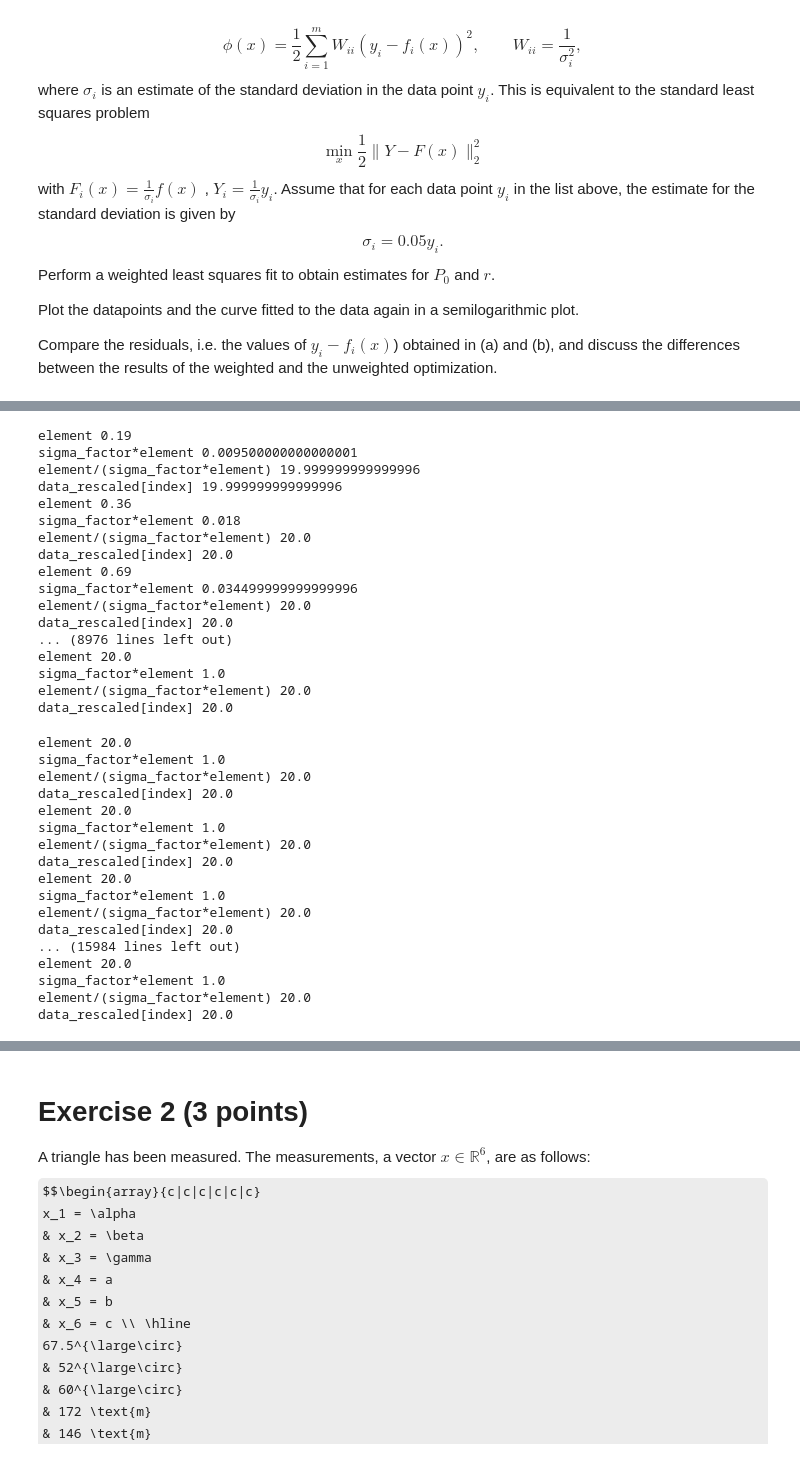
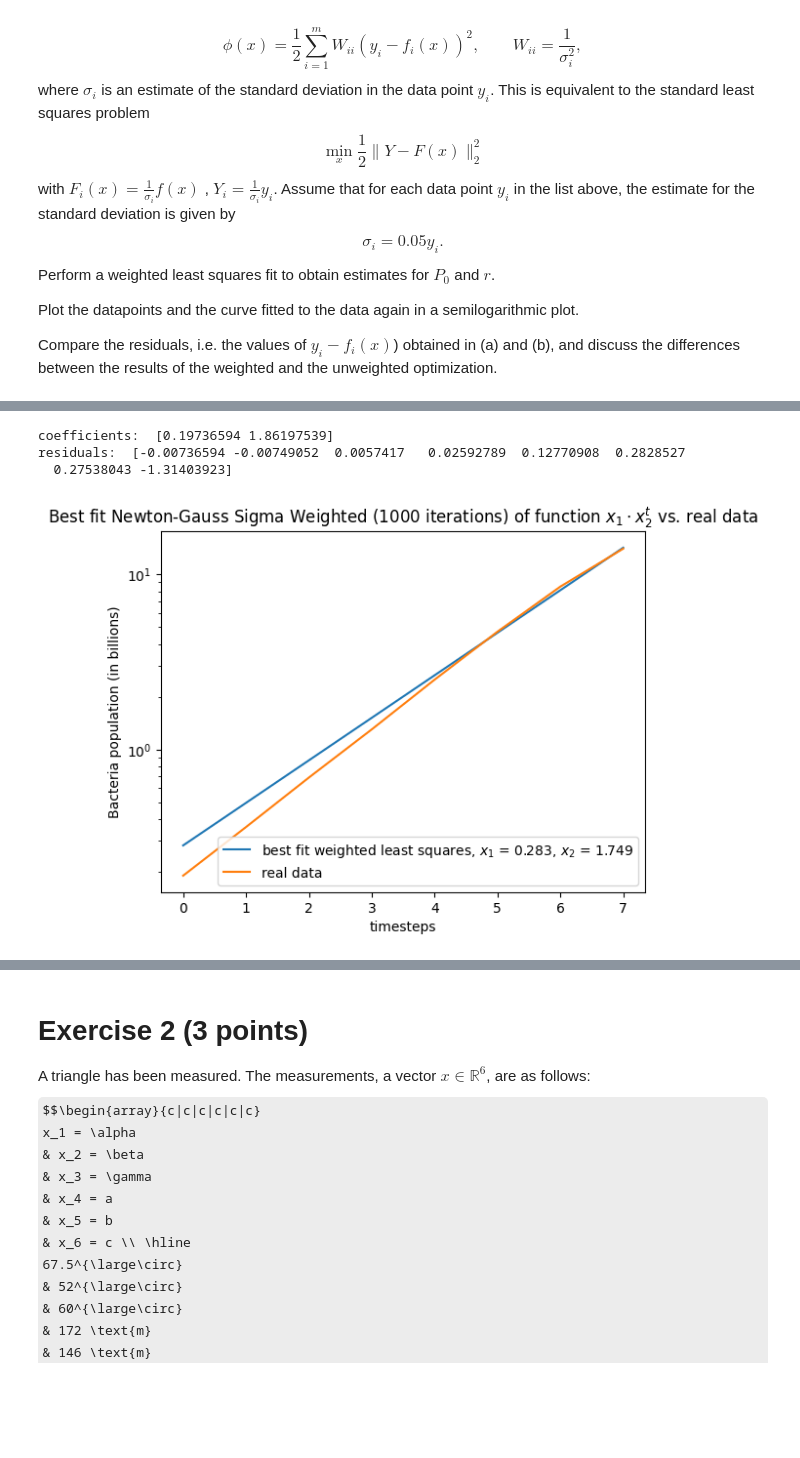
Before and after one commit to NitaiNijholt/NumericalAlgos, a Jupyter notebook: hw5_2023.ipynb, the cells around one changed output, grey strips where cells are left out. Saved outputs shown, nothing was run; the diff lists cells and outputs as text; code cells hidden in the pictures; some formulas as TeX source; blank space fills up the shorter version.

```diff
--- a/hw5_2023.ipynb
+++ b/hw5_2023.ipynb
@@ -233,45 +222,25 @@ def GaussNewtonSigmaScaled(x0:tuple,  K:int, data_to_fit, sigma_factor) -> tuple
 
 # parameters
 x0 = [0.19, 1.89]
-K = 1000
-data = np.array( [0.19, 0.36, 0.69, 1.3, 2.5, 4.7, 8.5, 14])
+K = 100
+data = np.array([0.19, 0.36, 0.69, 1.3, 2.5, 4.7, 8.5, 14])
 
 # getting coefficients and residuals
-coefficients, residuals = GaussNewtonSigmaScaled(x0, K , data, 0.05)
-print('coefficients: ', coefficients)
-print('residuals: ', residuals)
+coefficients_sigma_scaled, residuals_sigma_scaled = GaussNewtonSigmaScaled(x0=x0, K = K , data_to_fit=data, sigma_factor=0.05)
+print('coefficients: ', coefficients_sigma_scaled)
+print('residuals: ', residuals_sigma_scaled)
 # %% [output]
-element 0.19
-sigma_factor*element 0.009500000000000001
-element/(sigma_factor*element) 19.999999999999996
-data_rescaled[index] 19.999999999999996
-element 0.36
-sigma_factor*element 0.018
-element/(sigma_factor*element) 20.0
-data_rescaled[index] 20.0
-element 0.69
-sigma_factor*element 0.034499999999999996
-element/(sigma_factor*element) 20.0
-data_rescaled[index] 20.0
-... (8976 lines left out)
-element 20.0
-sigma_factor*element 1.0
-element/(sigma_factor*element) 20.0
-data_rescaled[index] 20.0
+coefficients:  [0.19736594 1.86197539]
+residuals:  [-0.00736594 -0.00749052  0.0057417   0.02592789  0.12770908  0.2828527
+  0.27538043 -1.31403923]
-element 20.0
-sigma_factor*element 1.0
-element/(sigma_factor*element) 20.0
-data_rescaled[index] 20.0
-element 20.0
-sigma_factor*element 1.0
-element/(sigma_factor*element) 20.0
-data_rescaled[index] 20.0
-element 20.0
-sigma_factor*element 1.0
-element/(sigma_factor*element) 20.0
-data_rescaled[index] 20.0
-... (15984 lines left out)
-element 20.0
-sigma_factor*element 1.0
-element/(sigma_factor*element) 20.0
-data_rescaled[index] 20.0
+# %%
+best_fit_estimate_sigma_scaled = [func(t, coefficients) for t in range(len(data))]
+plt.title(r'Best fit Newton-Gauss Sigma Weighted (1000 iterations) of function $x_{1} \cdot x_{2}^{t}$ vs. real data')
+plt.semilogy(best_fit_estimate_sigma_scaled, label = f'best fit weighted least squares, $x_{1}$ = {np.round(coefficients[0],3)}, $x_{2}$ = {np.round(coefficients[1],3)}')
+plt.semilogy(data, label = 'real data')
+plt.legend()
+plt.ylabel('Bacteria population (in billions)')
+plt.xlabel('timesteps')
+plt.show()
+# %% [output]
+[figure, added]
```
Also changed, not shown: parts of 11 cells of this notebook.
